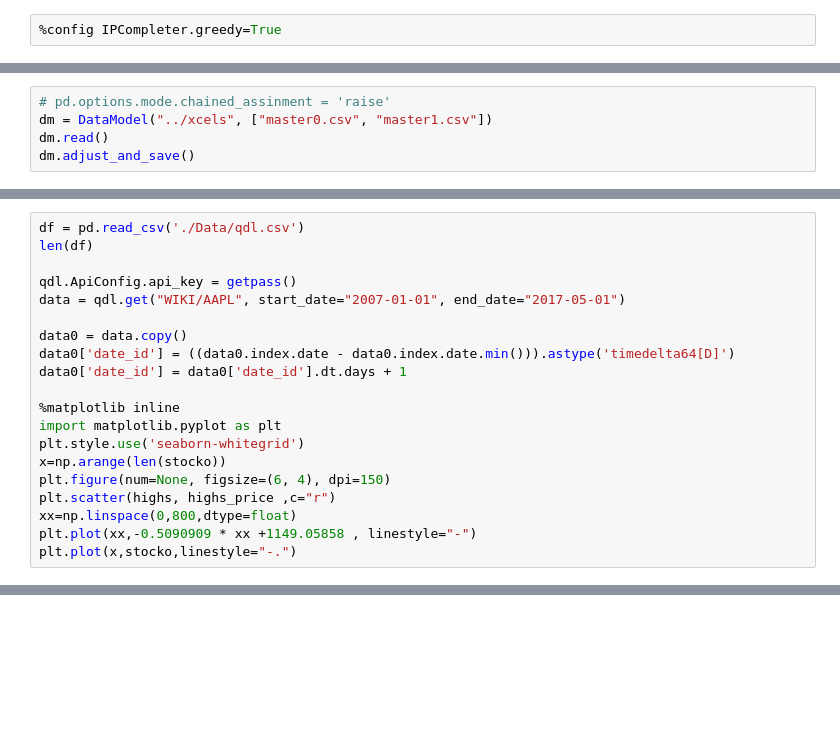
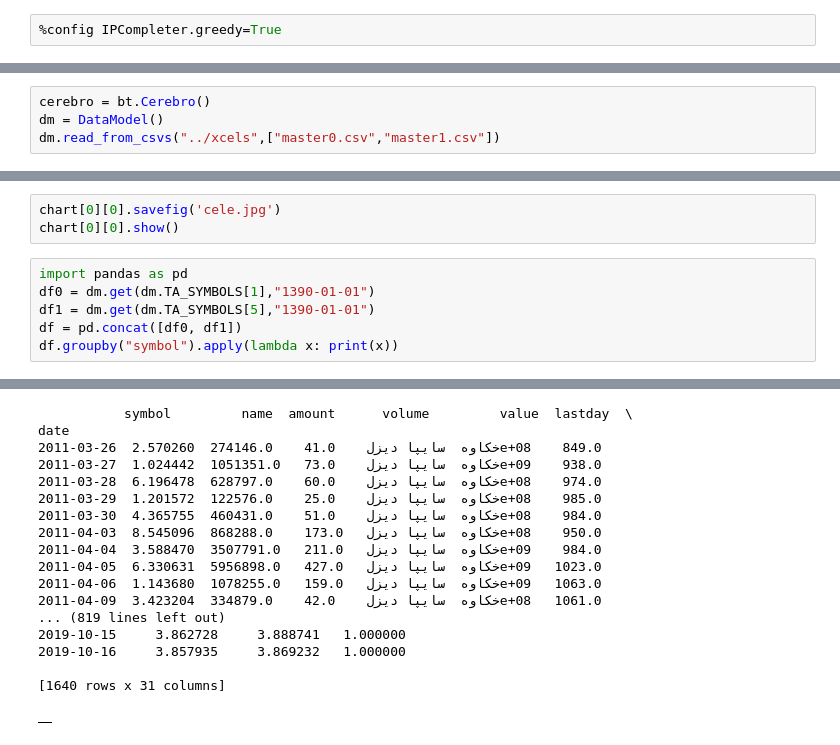
Before and after one commit to miladmirzazadeh/Parooo, a Jupyter notebook: nimac.ipynb, the cells around one changed output, grey strips where cells are left out. Cells and saved outputs as stored; diff of their text form; blank space fills up the shorter version.

```diff
--- a/nimac.ipynb
+++ b/nimac.ipynb
@@ -18,5 +36,4 @@ from models.data_provider import DataModel
 # %%
-# pd.options.mode.chained_assinment = 'raise'
-dm = DataModel("../xcels", ["master0.csv", "master1.csv"])
-dm.read()
-dm.adjust_and_save()
+cerebro = bt.Cerebro()
+dm = DataModel()
+dm.read_from_csvs("../xcels",["master0.csv","master1.csv"])
@@ -140,20 +39,0 @@ myStrategy.run()
-# %%
-df = pd.read_csv('./Data/qdl.csv')
-len(df)
-
-qdl.ApiConfig.api_key = getpass()
-data = qdl.get("WIKI/AAPL", start_date="2007-01-01", end_date="2017-05-01")
-
-data0 = data.copy()
-data0['date_id'] = ((data0.index.date - data0.index.date.min())).astype('timedelta64[D]')
-data0['date_id'] = data0['date_id'].dt.days + 1
-
-%matplotlib inline
-import matplotlib.pyplot as plt
-plt.style.use('seaborn-whitegrid')
-x=np.arange(len(stocko))
-plt.figure(num=None, figsize=(6, 4), dpi=150)
-plt.scatter(highs, highs_price ,c="r")
-xx=np.linspace(0,800,dtype=float)
-plt.plot(xx,-0.5090909 * xx +1149.05858 , linestyle="-")
-plt.plot(x,stocko,linestyle="-.")
@@ -159,0 +63,10 @@ plt.plot(x,stocko,linestyle="-.")
+# %%
+chart[0][0].savefig('cele.jpg')
+chart[0][0].show()
+# %%
+import pandas as pd
+df0 = dm.get(dm.TA_SYMBOLS[1],"1390-01-01")
+df1 = dm.get(dm.TA_SYMBOLS[5],"1390-01-01")
+df = pd.concat([df0, df1])
+df.groupby("symbol").apply(lambda x: print(x))
+# %% [output]
@@ -159,0 +90,18 @@ plt.plot(x,stocko,linestyle="-.")
+           symbol         name  amount      volume         value  lastday  \
+date
+2011-03-26  خكاوه  سايپا ديزل‌    41.0    274146.0  2.570260e+08    849.0
+2011-03-27  خكاوه  سايپا ديزل‌    73.0   1051351.0  1.024442e+09    938.0
+2011-03-28  خكاوه  سايپا ديزل‌    60.0    628797.0  6.196478e+08    974.0
+2011-03-29  خكاوه  سايپا ديزل‌    25.0    122576.0  1.201572e+08    985.0
+2011-03-30  خكاوه  سايپا ديزل‌    51.0    460431.0  4.365755e+08    984.0
+2011-04-03  خكاوه  سايپا ديزل‌   173.0    868288.0  8.545096e+08    950.0
+2011-04-04  خكاوه  سايپا ديزل‌   211.0   3507791.0  3.588470e+09    984.0
+2011-04-05  خكاوه  سايپا ديزل‌   427.0   5956898.0  6.330631e+09   1023.0
+2011-04-06  خكاوه  سايپا ديزل‌   159.0   1078255.0  1.143680e+09   1063.0
+2011-04-09  خكاوه  سايپا ديزل‌    42.0    334879.0  3.423204e+08   1061.0
+... (819 lines left out)
+2019-10-15     3.862728     3.888741   1.000000
+2019-10-16     3.857935     3.869232   1.000000
+
+[1640 rows x 31 columns]
+|  |
```
Also changed, not shown: parts of 14 cells of this notebook, 16 other files.
